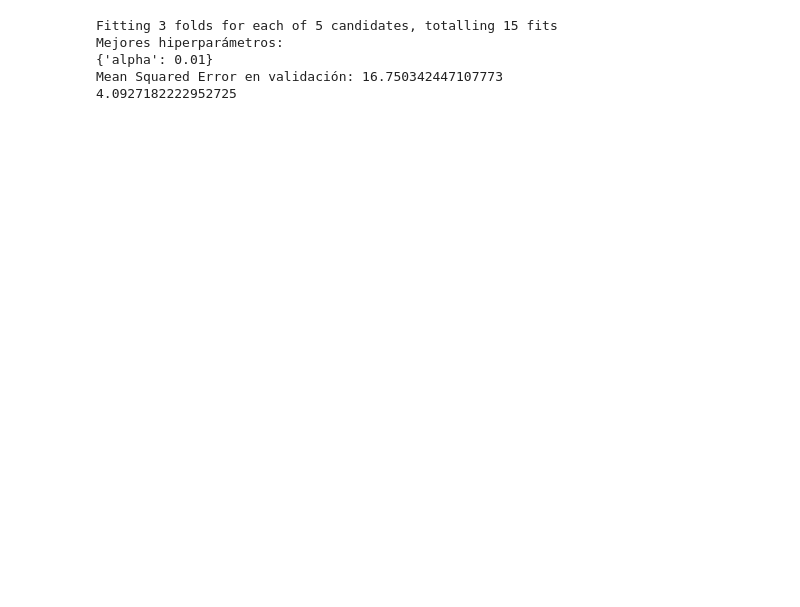
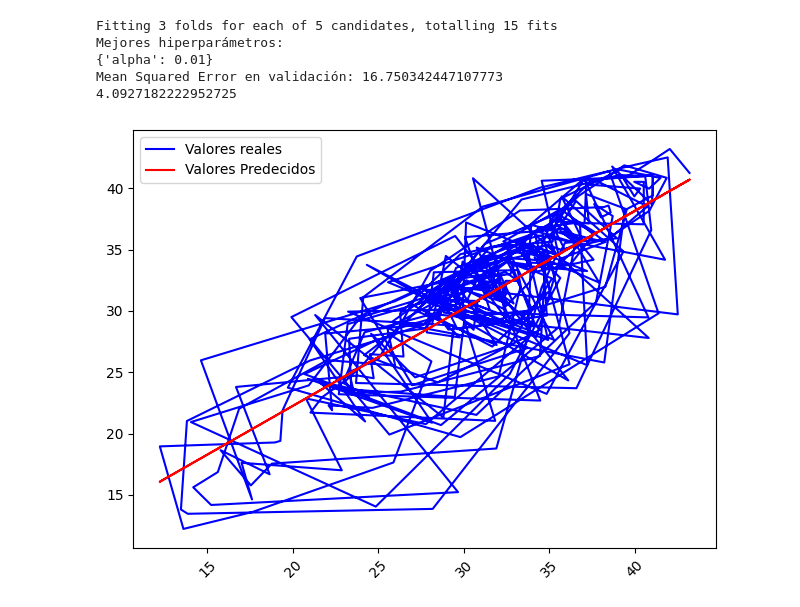
Before and after one commit to sebass25/Primer-Parcial-IA, a Jupyter notebook: 1P_RobertColman.ipynb, the cells around one changed output. Drawn from its saved outputs; the diff is of its cells as text; code cells hidden in the pictures; blank space fills up the shorter version.

Commit message:
Graficos_RobertColman
Agregue la librería matplotlib , e hice los gráficos pero tengo que buscar una forma en la que este mas ordenado , esta muy comprimido

```diff
--- a/1P_RobertColman.ipynb
+++ b/1P_RobertColman.ipynb
@@ -5,6 +5,7 @@ from sklearn.model_selection import train_test_split, GridSearchCV
 from sklearn.preprocessing import StandardScaler
 from sklearn.linear_model import Ridge
 from sklearn.metrics import mean_squared_error
+import matplotlib.pyplot as plt
 
 # Cargar el dataset
 data = pd.read_csv("Temp_Asu20092021.csv")
@@ -40,34 +41,42 @@ val_indices = (daily_max_temperatures.index.year == 2021)[:-1]
 X_train, X_val = X_scaled[train_indices], X_scaled[val_indices]
 y_train, y_val = y[train_indices], y[val_indices]
 
+dates = daily_max_temperatures[:-1]
 
 # Definir el modelo de regresión Ridge
 ridge = Ridge()
 
 # Definir la cuadrícula de parámetros para GridSearch
 param_grid = {
     'alpha': [0.01, 0.1, 1.0, 10.0, 100.0]  # Regularización L2
 }
 
 # Usar GridSearchCV para buscar los mejores hiperparámetros
 grid_search = GridSearchCV(estimator=ridge, param_grid=param_grid, cv=3, scoring='neg_mean_squared_error', verbose=1, n_jobs=-1)
 grid_search.fit(X_train, y_train)
 
 # Imprimir los mejores hiperparámetros encontrados
 print("Mejores hiperparámetros:")
 print(grid_search.best_params_)
 
 # Evaluar el modelo con los mejores hiperparámetros en el conjunto de validación
 best_model = grid_search.best_estimator_
 y_pred = best_model.predict(X_val)
 mse = mean_squared_error(y_val, y_pred)
 print(f"Mean Squared Error en validación: {mse}")
 print(np.sqrt(mse))
-#Prueba de Github
-#Probando
+#Graficando tenemos
+val_dates = dates[val_indices]
+plt.plot(val_dates , y_val , label = 'Valores reales' , color = 'blue' )
+plt.plot(val_dates , y_pred , label = 'Valores Predecidos' , color = 'red')
+plt.legend()
+plt.xticks(rotation = 45)
+plt.tight_layout()
+plt.show()
 # %% [output]
 Fitting 3 folds for each of 5 candidates, totalling 15 fits
 Mejores hiperparámetros:
 {'alpha': 0.01}
 Mean Squared Error en validación: 16.750342447107773
 4.0927182222952725
+[figure, added]
```
